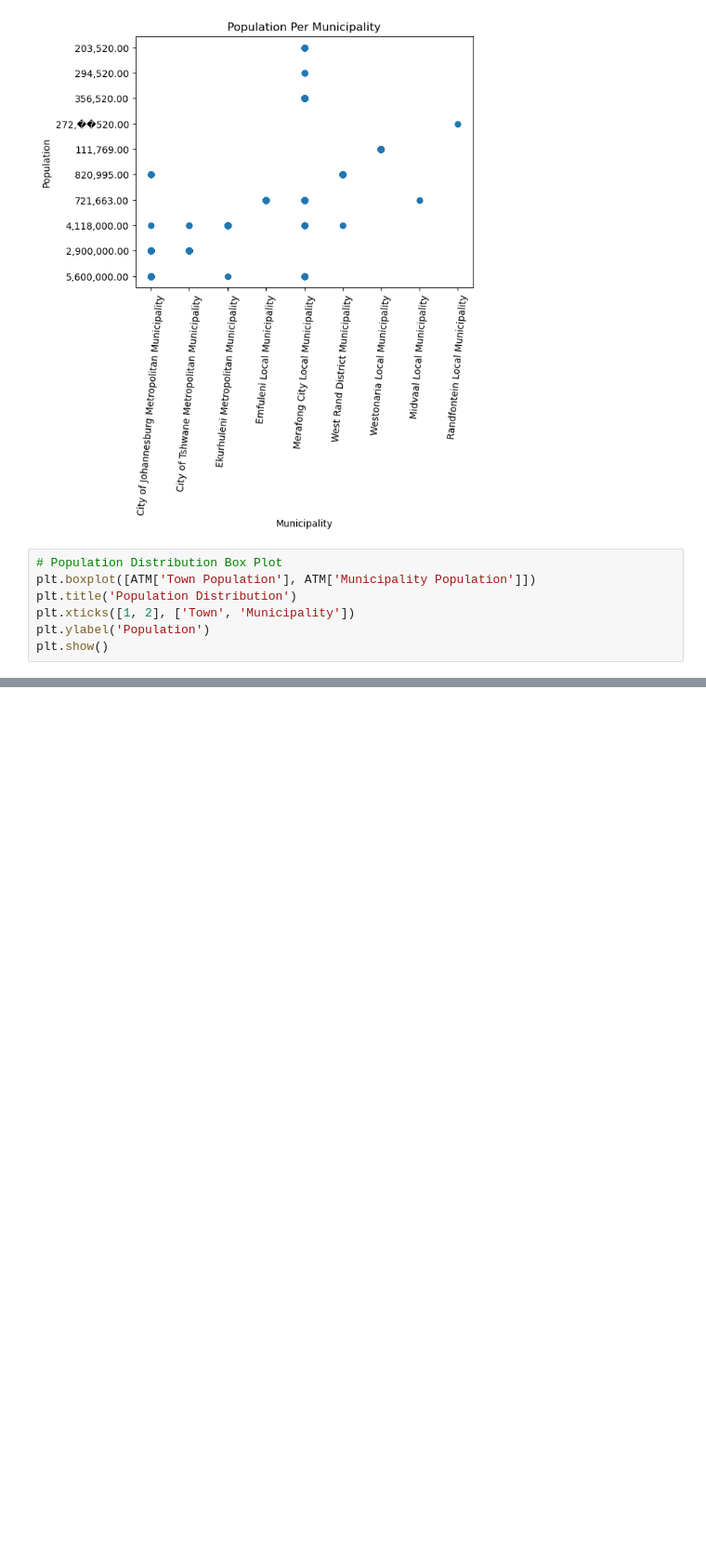
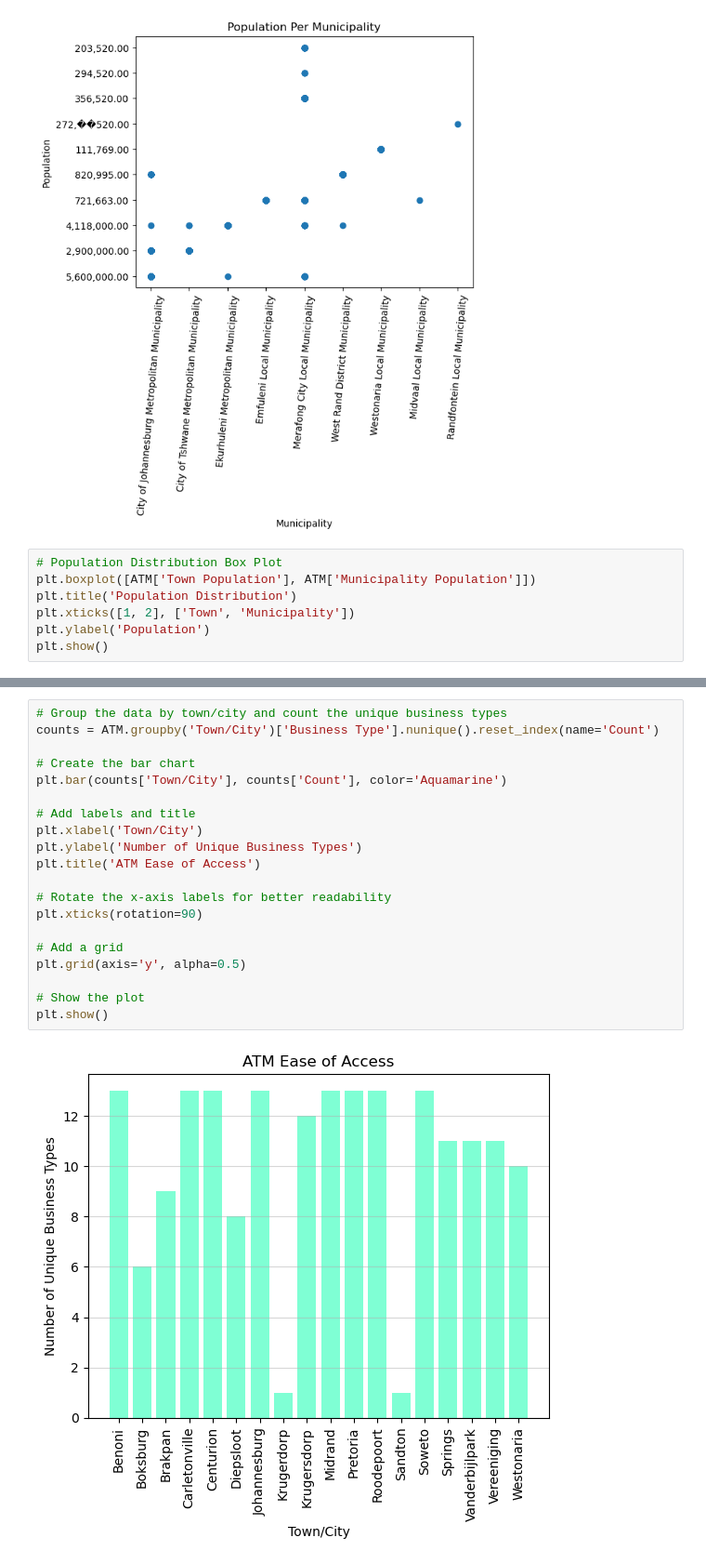
Before and after one commit to The-DigitalAcademy/ATM_Ease, a Jupyter notebook: Python file/finalProject.ipynb, the cells around one changed output, grey strips where cells are left out. Shown at 93% size. Drawn from its saved outputs; the diff is of its cells as text; blank space fills up the shorter version.

```diff
--- a/Python file/finalProject.ipynb
+++ b/Python file/finalProject.ipynb
@@ -318,0 +425,22 @@ plt.show()
+# %%
+# Group the data by town/city and count the unique business types
+counts = ATM.groupby('Town/City')['Business Type'].nunique().reset_index(name='Count')
+
+# Create the bar chart
+plt.bar(counts['Town/City'], counts['Count'], color='Aquamarine')
+
+# Add labels and title
+plt.xlabel('Town/City')
+plt.ylabel('Number of Unique Business Types')
+plt.title('ATM Ease of Access')
+
+# Rotate the x-axis labels for better readability
+plt.xticks(rotation=90)
+
+# Add a grid
+plt.grid(axis='y', alpha=0.5)
+
+# Show the plot
+plt.show()
+# %% [output]
+[figure, added]
```
Also changed, not shown: parts of 17 cells of this notebook, 1 other file.
